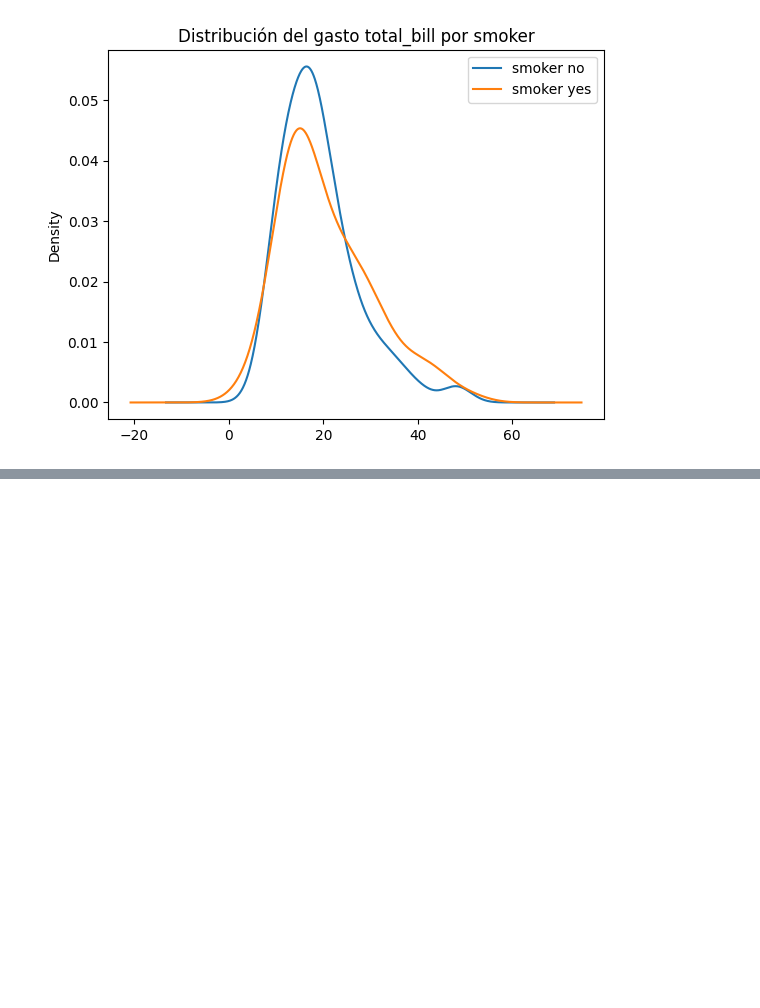
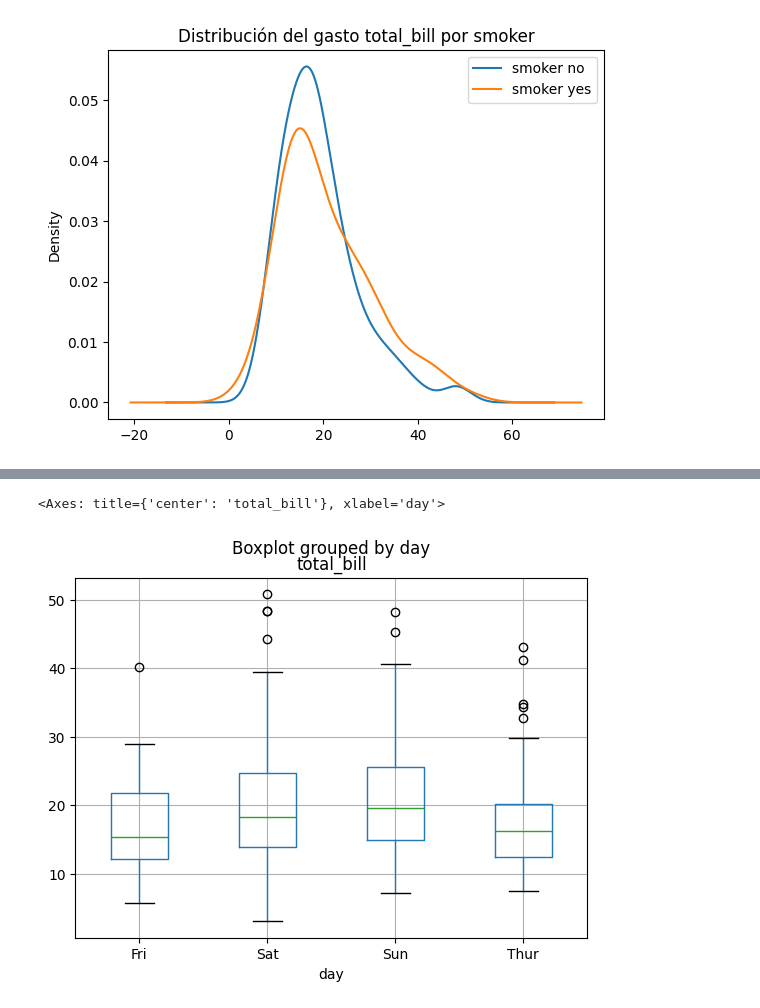
Before and after one commit to certidevs/curso-2025-07-visualizacion, a Jupyter notebook: clase.ipynb, the cells around one changed output, grey strips where cells are left out. Saved outputs shown, nothing was run; the diff lists cells and outputs as text; code cells hidden in the pictures; blank space fills up the shorter version.

```diff
--- a/clase.ipynb
+++ b/clase.ipynb
@@ -64,0 +76,5 @@ Text(0.5, 1.0, 'Distribución del gasto total_bill por smoker')
+# %%
+df.boxplot(column='total_bill', by='day')
+# %% [output]
+<Axes: title={'center': 'total_bill'}, xlabel='day'>
+[figure, added]
```
Also changed, not shown: parts of 8 cells of this notebook, 1 other file.
